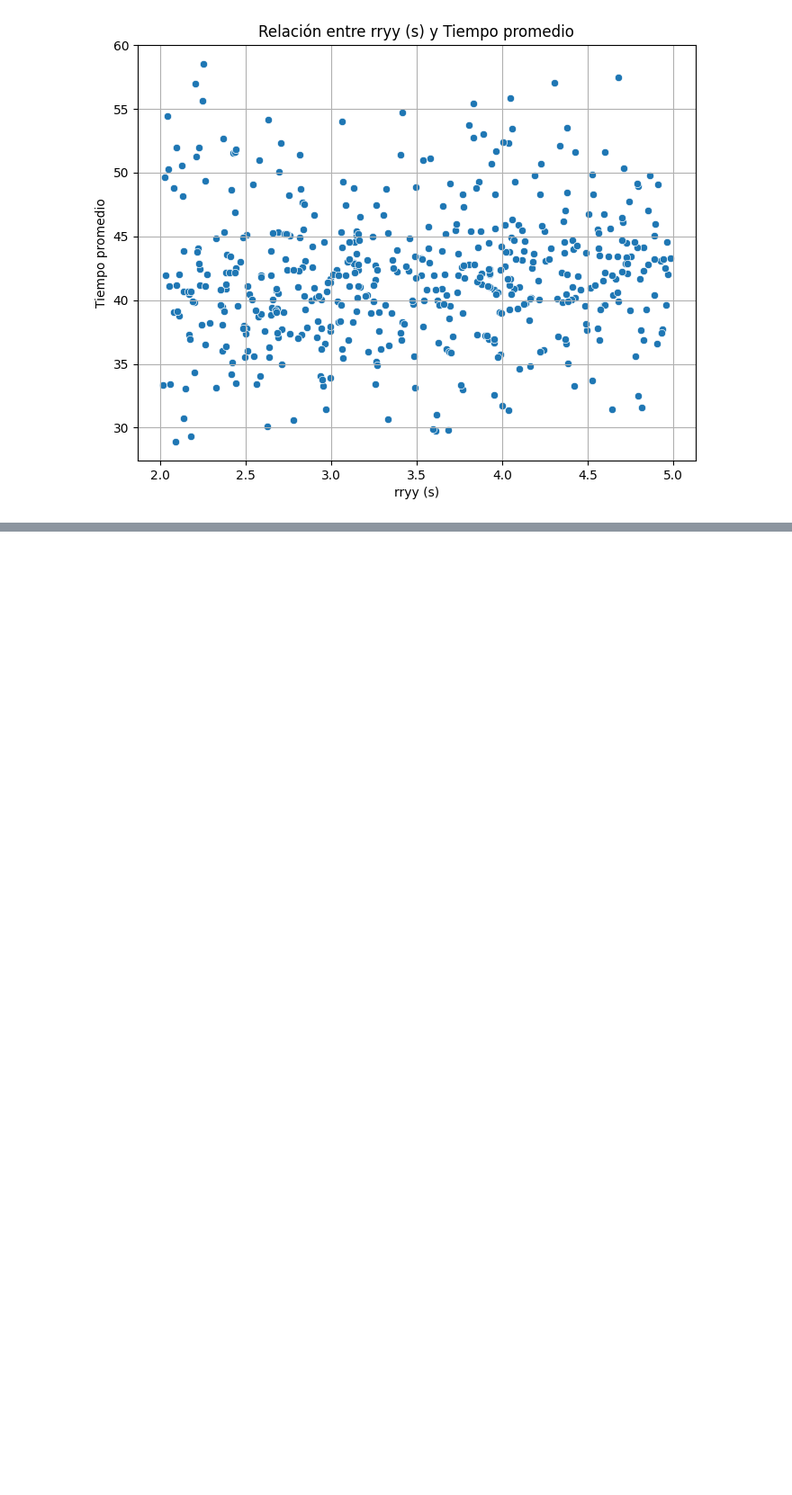
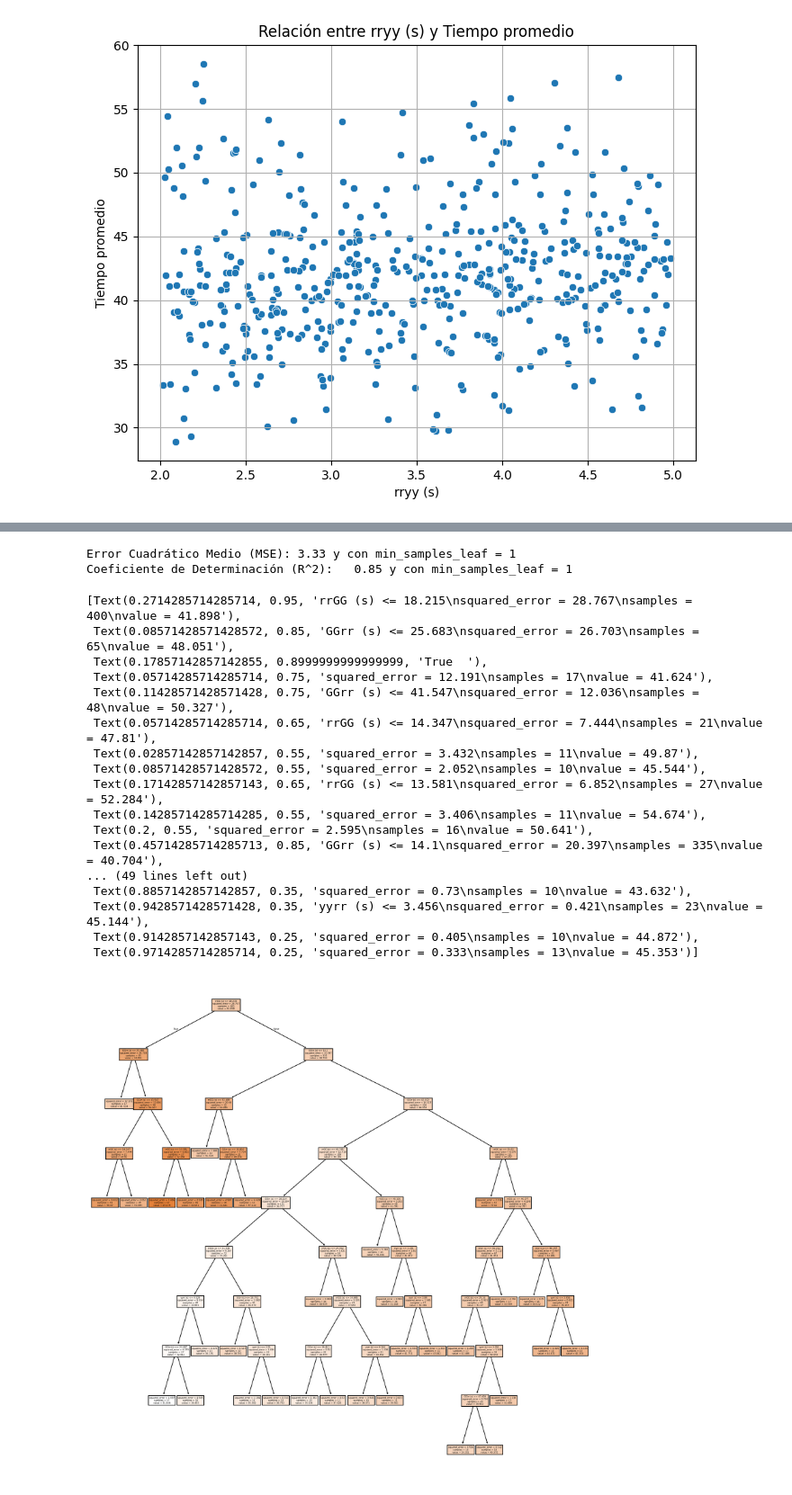
Before and after one commit to Emmatap31/Sumo_EjeCentral, a Jupyter notebook: prediccion.ipynb, the cells around one changed output, grey strips where cells are left out. Shown at 90% size. Cells and saved outputs as stored; diff of their text form; code cells hidden in the pictures; blank space fills up the shorter version.

```diff
--- a/prediccion.ipynb
+++ b/prediccion.ipynb
@@ -89,0 +156,34 @@ for var in variables_independientes:
+# %%
+dtr = DTR(min_samples_leaf=10)
+dtr.fit(X_train, y_train)
+y_pred2 = dtr.predict(X_test)
+mse = mean_squared_error(y_test, y_pred2)
+r2 = r2_score(y_test, y_pred2)
+print(f'Error Cuadrático Medio (MSE): {mse:.2f} y con min_samples_leaf = 1')
+print(f'Coeficiente de Determinación (R^2):  {r2: .2f} y con min_samples_leaf = {1}')
+# %% [output]
+Error Cuadrático Medio (MSE): 3.33 y con min_samples_leaf = 1
+Coeficiente de Determinación (R^2):   0.85 y con min_samples_leaf = 1
+# %%
+from sklearn.tree import plot_tree
+plt.figure(figsize=(15,15), dpi=200)
+plot_tree(dtr, feature_names=list(data.columns[2:6]), filled=True)
+# %% [output]
+[Text(0.2714285714285714, 0.95, 'rrGG (s) <= 18.215\nsquared_error = 28.767\nsamples = 400\nvalue = 41.898'),
+ Text(0.08571428571428572, 0.85, 'GGrr (s) <= 25.683\nsquared_error = 26.703\nsamples = 65\nvalue = 48.051'),
+ Text(0.17857142857142855, 0.8999999999999999, 'True  '),
+ Text(0.05714285714285714, 0.75, 'squared_error = 12.191\nsamples = 17\nvalue = 41.624'),
+ Text(0.11428571428571428, 0.75, 'GGrr (s) <= 41.547\nsquared_error = 12.036\nsamples = 48\nvalue = 50.327'),
+ Text(0.05714285714285714, 0.65, 'rrGG (s) <= 14.347\nsquared_error = 7.444\nsamples = 21\nvalue = 47.81'),
+ Text(0.02857142857142857, 0.55, 'squared_error = 3.432\nsamples = 11\nvalue = 49.87'),
+ Text(0.08571428571428572, 0.55, 'squared_error = 2.052\nsamples = 10\nvalue = 45.544'),
+ Text(0.17142857142857143, 0.65, 'rrGG (s) <= 13.581\nsquared_error = 6.852\nsamples = 27\nvalue = 52.284'),
+ Text(0.14285714285714285, 0.55, 'squared_error = 3.406\nsamples = 11\nvalue = 54.674'),
+ Text(0.2, 0.55, 'squared_error = 2.595\nsamples = 16\nvalue = 50.641'),
+ Text(0.45714285714285713, 0.85, 'GGrr (s) <= 14.1\nsquared_error = 20.397\nsamples = 335\nvalue = 40.704'),
+... (49 lines left out)
+ Text(0.8857142857142857, 0.35, 'squared_error = 0.73\nsamples = 10\nvalue = 43.632'),
+ Text(0.9428571428571428, 0.35, 'yyrr (s) <= 3.456\nsquared_error = 0.421\nsamples = 23\nvalue = 45.144'),
+ Text(0.9142857142857143, 0.25, 'squared_error = 0.405\nsamples = 10\nvalue = 44.872'),
+ Text(0.9714285714285714, 0.25, 'squared_error = 0.333\nsamples = 13\nvalue = 45.353')]
+[figure, added]
```
Also changed, not shown: parts of 12 cells of this notebook.
